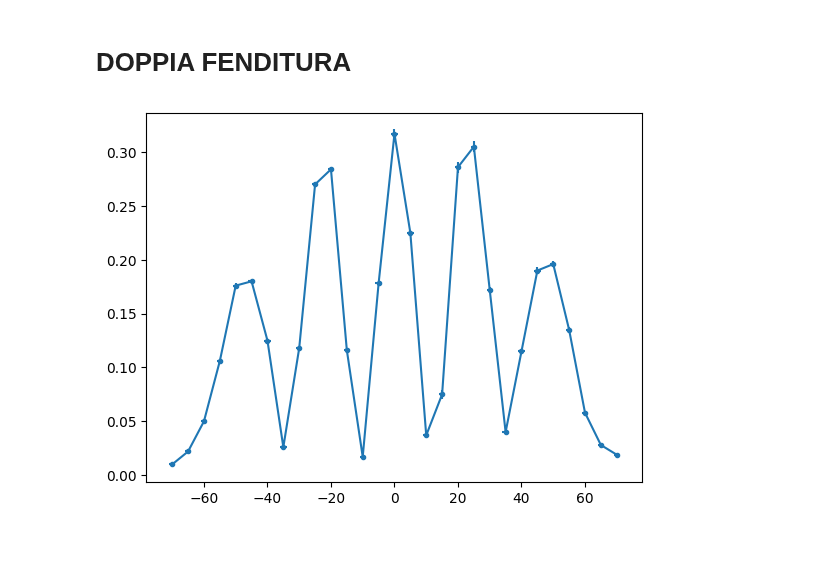
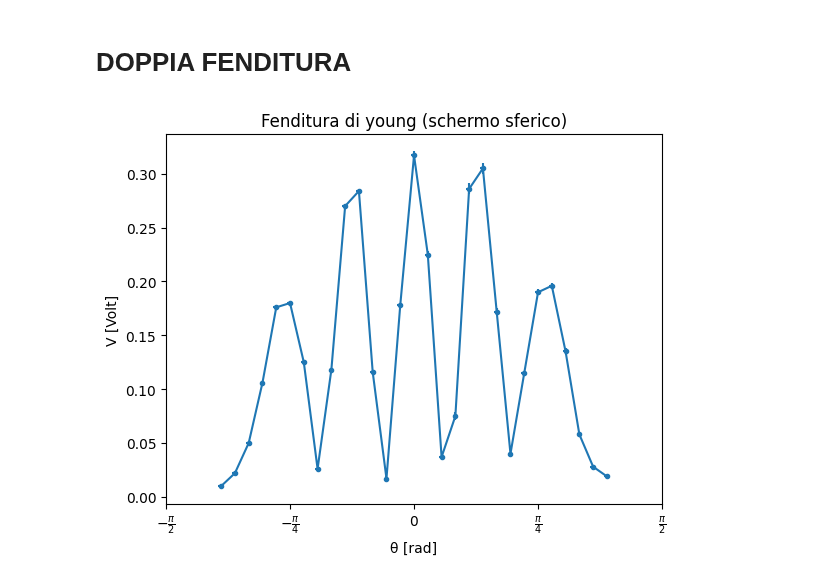
Before and after one commit to CarminatiGiovanni/LaboratorioFisica2, a Jupyter notebook: 20240509micoonde/doppia_fenditura_young.ipynb, the cells around one changed output. Saved outputs shown, nothing was run; the diff lists cells and outputs as text; code cells hidden in the pictures; blank space fills up the shorter version.

Commit message:
young

```diff
--- a/20240509micoonde/doppia_fenditura_young.ipynb
+++ b/20240509micoonde/doppia_fenditura_young.ipynb
@@ -17,15 +17,19 @@ dir_path = os.path.abspath('')
 FILE = dir_path + '/data/' + 'fenditura2.csv'
 fr = pd.read_csv(FILE)
 # %%
-θ = np.array(fr['angolo (°)']) - 90
-sigmaθ = np.ones_like(θ)
+θ = (np.array(fr['angolo (°)']) - 90) * np.pi/180
+sigmaθ = np.ones_like(θ) * np.pi/180
 V = np.array(fr['V (mV)']) * 10**-3
 sigmaV = np.array(fr['sigmaV (mV)']) * 10**-3
-# %%
-plt.errorbar(θ,V,yerr=sigmaV,xerr=sigmaθ,fmt='.-',label='data')
-plt.show()
-# %% [output]
-[figure, removed]
+# %%
+plt.errorbar(θ,V,yerr=sigmaV,xerr=sigmaθ,fmt='.-',label='data')
+plt.ylabel('V [Volt]')
+plt.xlabel('θ [rad]')
+plt.title('Fenditura di young (schermo sferico)')
+plt.xticks([-np.pi/2,-np.pi/4,0,np.pi/4,np.pi/2],[r'$-\frac{\pi}{2}$',r'$-\frac{\pi}{4}$',r'$0$',r'$\frac{\pi}{4}$',r'$\frac{\pi}{2}$'])
+plt.show()
+# %% [output]
+[figure, added]
 # %%
 # def interferenza(θ,R,d,k,A): # somma campi E1,E2
 #     r1 = jnp.sqrt((R*jnp.sin(θ)-d/2)**2 + (R*jnp.cos(θ))**2)
```
Also changed, not shown: parts of 1 cell of this notebook.
